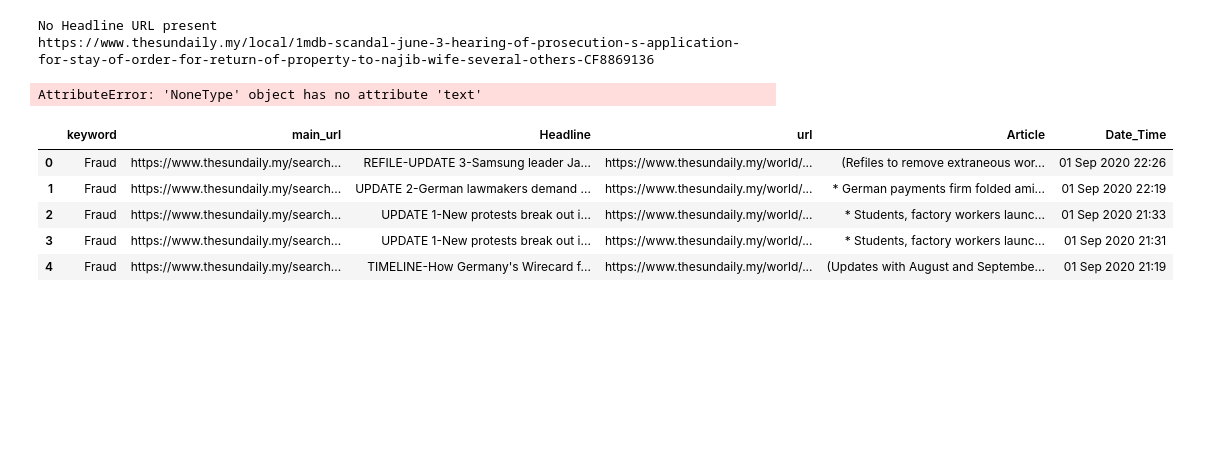
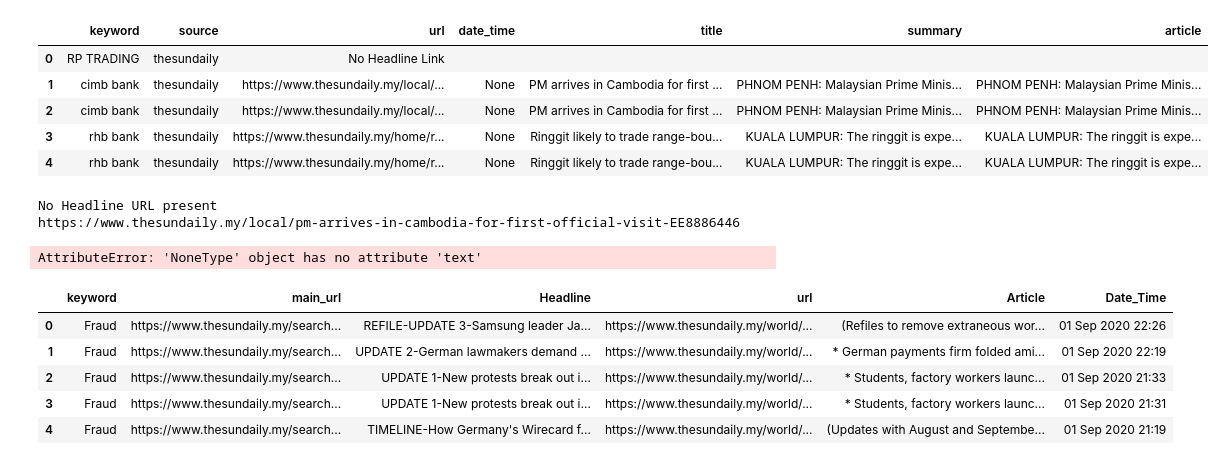
Before and after one commit to lokeshburadkar/Wesbite_scraping, a Jupyter notebook: 01_09_2020_thesundaily_v4.ipynb, the cells around one changed output. Cells and saved outputs as stored; diff of their text form; code cells hidden in the pictures; blank space fills up the shorter version.

```diff
--- a/01_09_2020_thesundaily_v4.ipynb
+++ b/01_09_2020_thesundaily_v4.ipynb
@@ -2,9 +2,10 @@
 import requests
 from bs4 import BeautifulSoup
 import os
+import time
 from datetime import datetime, timedelta
 todaysdate=datetime.now().strftime("%Y%m%d")
-last_date=(datetime.now() + timedelta(days=-5)).strftime("%Y%m%d")
+last_date=(datetime.now() + timedelta(days=-6)).strftime("%Y%m%d")
 # keyword=['Fraud', 'Laundering', 'Bribe', 'Corruption', 'Embezzlement', 'Organized crime',
 #          'Scam', 'Smuggling', 'Theft', 'Tax evasion', 'Insider trading', 'Ransom',
 #          'Illegal gambling', 'Forgery', 'Counterfeit', 'Cybercrime', 'Murder']
@@ -20,6 +21,7 @@ for key in keyword:
     base_url="https://www.thesundaily.my/search-result/-/search/{}/false/true/{}/{}/date/true/true/0/0/meta/0/0/0/1".format(key,last_date,todaysdate)
     print(base_url)
     r1 = requests.get(base_url)
+    time.sleep(6)
     coverpage = r1.text
     soup1 = BeautifulSoup(coverpage,"html.parser")
     if (soup1.find('div',{"id":"_2226326732_mylistCarrousel"})!=None):
@@ -149,11 +224,31 @@ https://www.thesundaily.my/local/1mdb-scandal-june-3-hearing-of-prosecution-s-ap
+# %%
+df["article"]=article
+df["date_time"]=date_time
+df["title"]=title
+df["summary"]=summary
+df["key"]=key
+df["url"]=url_1
+df["source"]="thesundaily"
+# %%
+df2=df[['keyword','source','url','date_time','title','summary','article']]
+df2
+# %% [output]
+|  | keyword | source | url | date_time | title | summary | article |
+| 0 | RP TRADING | thesundaily | No Headline Link |  |  |  |  |
+| 1 | cimb bank | thesundaily | https://www.thesundaily.my/local/... | None | PM arrives in Cambodia for first ... | PHNOM PENH: Malaysian Prime Minis... | PHNOM PENH: Malaysian Prime Minis... |
+| 2 | cimb bank | thesundaily | https://www.thesundaily.my/local/... | None | PM arrives in Cambodia for first ... | PHNOM PENH: Malaysian Prime Minis... | PHNOM PENH: Malaysian Prime Minis... |
+| 3 | rhb bank | thesundaily | https://www.thesundaily.my/home/r... | None | Ringgit likely to trade range-bou... | KUALA LUMPUR: The ringgit is expe... | KUALA LUMPUR: The ringgit is expe... |
+| 4 | rhb bank | thesundaily | https://www.thesundaily.my/home/r... | None | Ringgit likely to trade range-bou... | KUALA LUMPUR: The ringgit is expe... | KUALA LUMPUR: The ringgit is expe... |
 # %%
 import re
+import time
 date_time_list=[]
 article_summary=[]
 for i in df.url:
     if i!="No Headline Link":
         print(i)
         r1 = requests.get(i)
+        time.sleep(6)
         coverpage = r1.text
         soup1 = BeautifulSoup(coverpage,"html.parser")
         weblinks = soup1.find('div',{"class":"paragraph"})
@@ -174,13 +269,12 @@ for i in df.url:
         date_time_list.append("NO URL PRESENT")
         article_summary.append("NO URL PRESENT")
 
-
 ### adding both article and date time in df
 df["Article"]=article_summary
 df["Date_Time"]=date_time_list
 # %% [output]
 No Headline URL present
-https://www.thesundaily.my/local/1mdb-scandal-june-3-hearing-of-prosecution-s-application-for-stay-of-order-for-return-of-property-to-najib-wife-several-others-CF8869136
+https://www.thesundaily.my/local/pm-arrives-in-cambodia-for-first-official-visit-EE8886446
 AttributeError: 'NoneType' object has no attribute 'text'
 # %%
 df.head()
```
Also changed, not shown: parts of 6 cells of this notebook, 15 other files.
